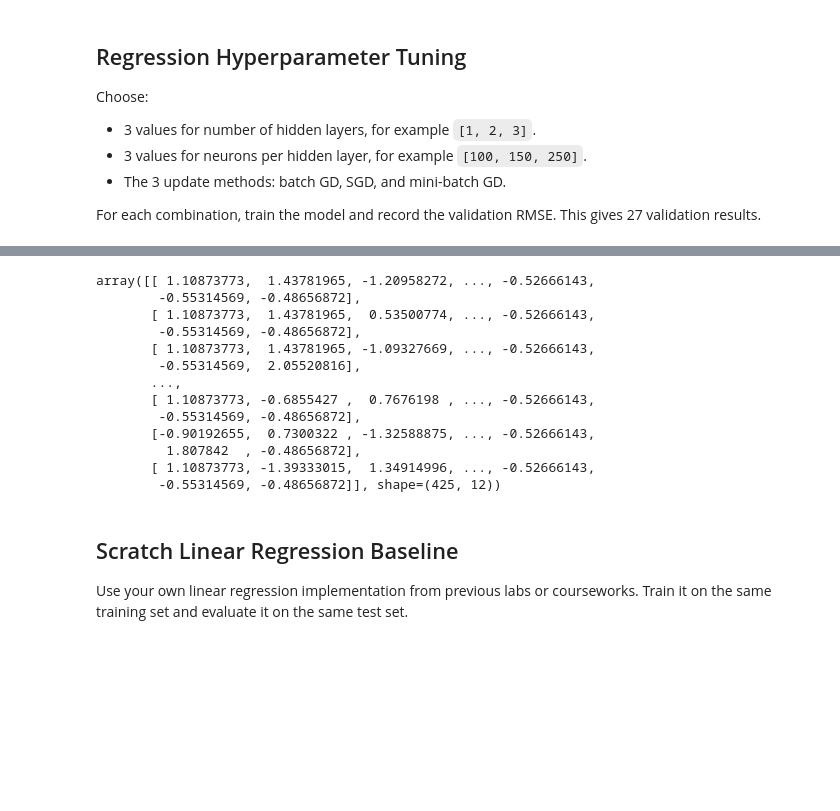
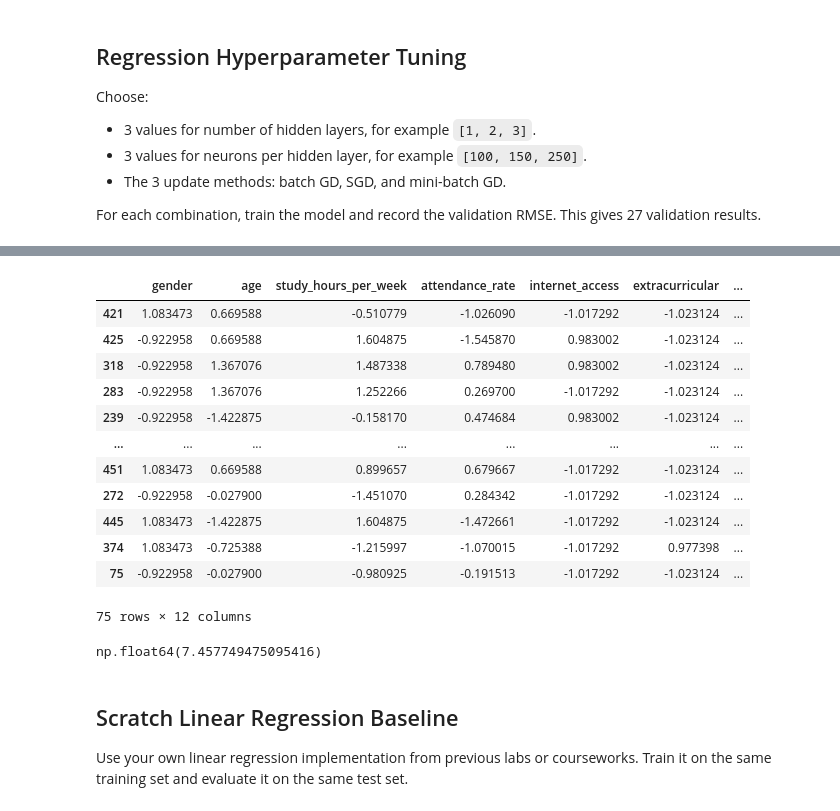
Before and after one commit to jhe-sua/fgv-teaemcd, a Jupyter notebook: tarefa3/810597.ipynb, the cells around one changed output, grey strips where cells are left out. Saved outputs shown, nothing was run; the diff lists cells and outputs as text; code cells hidden in the pictures; blank space fills up the shorter version.

```diff
--- a/tarefa3/810597.ipynb
+++ b/tarefa3/810597.ipynb
@@ -737,3 +655,19 @@ for i, x in enumerate(regression_update_methods):
+# %%
+X_test
+# %% [output]
+|  | gender | age | study_hours_per_week | attendance_rate | internet_access | extracurricular | ... |
+| 421 | 1.083473 | 0.669588 | -0.510779 | -1.026090 | -1.017292 | -1.023124 | ... |
+| 425 | -0.922958 | 0.669588 | 1.604875 | -1.545870 | 0.983002 | -1.023124 | ... |
+| 318 | -0.922958 | 1.367076 | 1.487338 | 0.789480 | 0.983002 | -1.023124 | ... |
+| 283 | -0.922958 | 1.367076 | 1.252266 | 0.269700 | -1.017292 | -1.023124 | ... |
+| 239 | -0.922958 | -1.422875 | -0.158170 | 0.474684 | 0.983002 | -1.023124 | ... |
+| ... | ... | ... | ... | ... | ... | ... | ... |
+| 451 | 1.083473 | 0.669588 | 0.899657 | 0.679667 | -1.017292 | -1.023124 | ... |
+| 272 | -0.922958 | -0.027900 | -1.451070 | 0.284342 | -1.017292 | -1.023124 | ... |
+| 445 | 1.083473 | -1.422875 | 1.604875 | -1.472661 | -1.017292 | -1.023124 | ... |
+| 374 | 1.083473 | -0.725388 | -1.215997 | -1.070015 | -1.017292 | 0.977398 | ... |
+| 75 | -0.922958 | -0.027900 | -0.980925 | -0.191513 | -1.017292 | -1.023124 | ... |
+75 rows × 12 columns
 # %%
 # TODO: Select the final NumPy regression model using validation RMSE only.
 # Then evaluate that selected model on the test set with RMSE.
@@ -747,10 +681,13 @@ for i, x in enumerate(regression_update_methods):
 whole_X_train = np.r_[X_train, X_val]
 whole_y_train = np.r_[y_train, y_val]
 
+# bm is the best model
+
 best_update_method = bm[0]
 best_hidden_layers = bm[1]
 best_neurons = bm[2]
 best_regression_validation_rmse = bm[3]
+best_epoch = bm[4]
 
 bestNNR = NeuralNetworkRegression(
     input_size=X_train.shape[1],
@@ -759,33 +696,20 @@ bestNNR = NeuralNetworkRegression(
     output_size=1
 )
 
-whole_train_loss, test_lost, stopped_epoch, best_epoch = bestNNR.fit(
+bestNNR.fit(
     whole_X_train,
     whole_y_train,
-    X_test,
-    y_test,
-    epochs=50,
+    epochs=best_epoch,
     learning_rate=0.01,
     update_method=best_update_method
 )
 
-best_regression_test_rmse = 0
+y_test_pred = bestNNR.predict(X_test)
+
+best_regression_test_rmse = rmse(y_test, y_test_pred)
+display(best_regression_test_rmse)
+# %% [output]
+np.float64(7.457749475095416)
-# %%
-whole_X_train
-# %% [output]
-array([[ 1.10873773,  1.43781965, -1.20958272, ..., -0.52666143,
-        -0.55314569, -0.48656872],
-       [ 1.10873773,  1.43781965,  0.53500774, ..., -0.52666143,
-        -0.55314569, -0.48656872],
-       [ 1.10873773,  1.43781965, -1.09327669, ..., -0.52666143,
-        -0.55314569,  2.05520816],
-       ...,
-       [ 1.10873773, -0.6855427 ,  0.7676198 , ..., -0.52666143,
-        -0.55314569, -0.48656872],
-       [-0.90192655,  0.7300322 , -1.32588875, ..., -0.52666143,
-         1.807842  , -0.48656872],
-       [ 1.10873773, -1.39333015,  1.34914996, ..., -0.52666143,
-        -0.55314569, -0.48656872]], shape=(425, 12))
 # %% [markdown]
 ## Scratch Linear Regression Baseline
 
```
Also changed, not shown: parts of 7 cells of this notebook, 2 other files.
